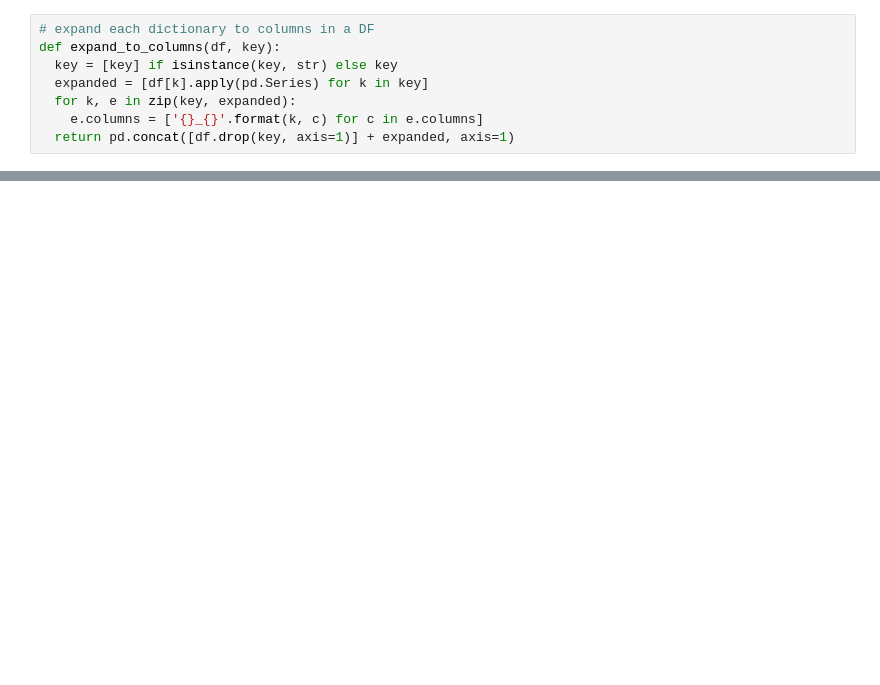
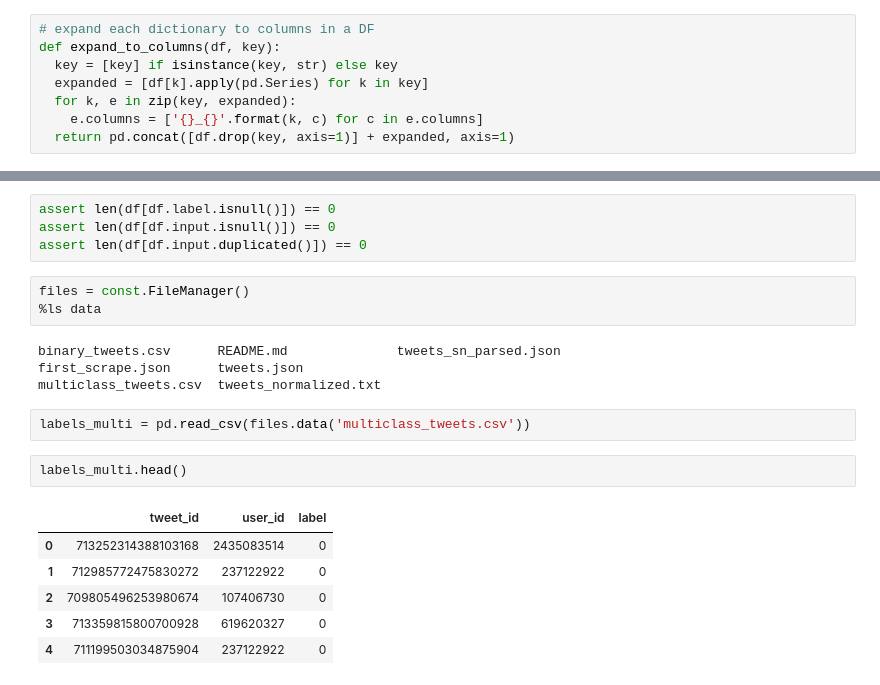
Before and after one commit to tkukurin/Lab.SeparatingFactFromFiction, a Jupyter notebook: read_data.ipynb, the cells around one changed output, grey strips where cells are left out. Drawn from its saved outputs; the diff is of its cells as text; blank space fills up the shorter version.

```diff
--- a/read_data.ipynb
+++ b/read_data.ipynb
@@ -170,0 +30,22 @@ len(df_unique.id.dropna())
+# %%
+assert len(df[df.label.isnull()]) == 0
+assert len(df[df.input.isnull()]) == 0
+assert len(df[df.input.duplicated()]) == 0
+# %%
+files = const.FileManager()
+%ls data
+# %% [output]
+binary_tweets.csv      README.md              tweets_sn_parsed.json
+first_scrape.json      tweets.json
+multiclass_tweets.csv  tweets_normalized.txt
+# %%
+labels_multi = pd.read_csv(files.data('multiclass_tweets.csv'))
+# %%
+labels_multi.head()
+# %% [output]
+|  | tweet_id | user_id | label |
+| 0 | 713252314388103168 | 2435083514 | 0 |
+| 1 | 712985772475830272 | 237122922 | 0 |
+| 2 | 709805496253980674 | 107406730 | 0 |
+| 3 | 713359815800700928 | 619620327 | 0 |
+| 4 | 711199503034875904 | 237122922 | 0 |
```
Also changed, not shown: parts of 27 cells of this notebook, 2 other files.
